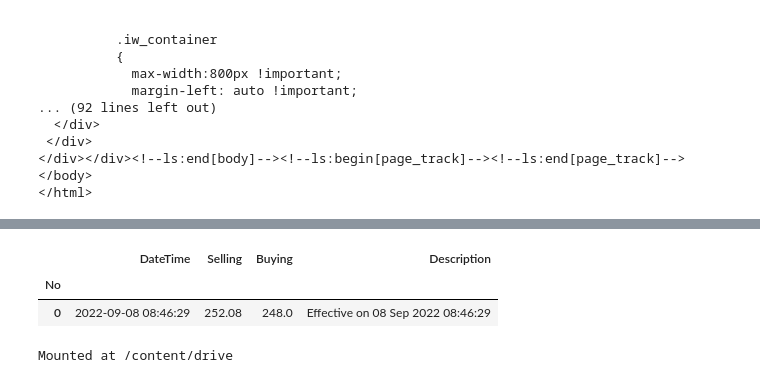
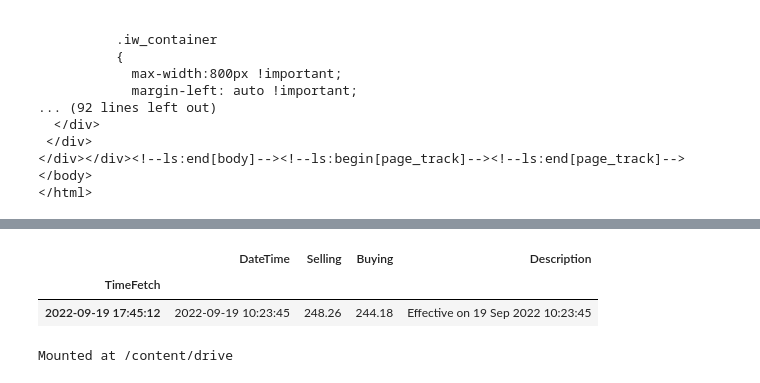
Before and after one commit to AshrafRafiza/Maybank-Islamic-Gold-Account-i-MIGA-i-Scraping, a Jupyter notebook: Maybank_Islamic_Gold_Account_i_(MIGA_i)_Scraping.ipynb, the cells around one changed output, grey strips where cells are left out. Drawn from its saved outputs; the diff is of its cells as text; code cells hidden in the pictures.

Commit message:
Add TimeFetch column

```diff
--- a/Maybank_Islamic_Gold_Account_i_(MIGA_i)_Scraping.ipynb
+++ b/Maybank_Islamic_Gold_Account_i_(MIGA_i)_Scraping.ipynb
@@ -74,0 +75,13 @@ Effective on 08 Sep 2022 08:46:29
+# %%
+import pytz
+import datetime as dt
+
+kuala_lumpur=pytz.timezone('Asia/Kuala_Lumpur')
+localtz=pytz.timezone('Europe/London')
+
+now = dt.datetime.now()
+#now=localtz.localize(now)
+print(now)
+
+now_in_kuala_lumpur=now.astimezone(kuala_lumpur)
+print(now_in_kuala_lumpur)
@@ -75,18 +91,24 @@ Effective on 08 Sep 2022 08:46:29
 # %%
 #create a dataframe
-data = pd.DataFrame({'DateTime': targetDatetime, 'Selling': sellingValue, 'Buying': buyingValue, 'Description': targetDesc}, index=[0])
+data = pd.DataFrame({
+    'DateTime': targetDatetime,
+    'TimeFetch': dt.datetime.now().astimezone(kuala_lumpur).strftime("%Y-%m-%d %H:%M:%S"),
+    'Selling': sellingValue,
+    'Buying': buyingValue,
+    'Description': targetDesc
+    }, index=[0])
 #data
 data.dtypes
 
 data = data.astype({'Selling':'float', 'Buying':'float'})
 data['DateTime'] = pd.to_datetime(data['DateTime'])
-data = data.rename_axis('No')
-data.dtypes
+data = data.set_index('TimeFetch')
+#data.dtypes
 data
 # %% [output]
 |  | DateTime | Selling | Buying | Description |
-| No |  |  |  |  |
-| 0 | 2022-09-08 08:46:29 | 252.08 | 248.0 | Effective on 08 Sep 2022 08:46:29 |
+| TimeFetch |  |  |  |  |
+| 2022-09-19 17:45:12 | 2022-09-19 10:23:45 | 248.26 | 244.18 | Effective on 19 Sep 2022 10:23:45 |
 # %%
 #create csv file
 data.to_csv('MBB_Islamic_Gold.csv')
```
Also changed, not shown: parts of 4 cells of this notebook.
